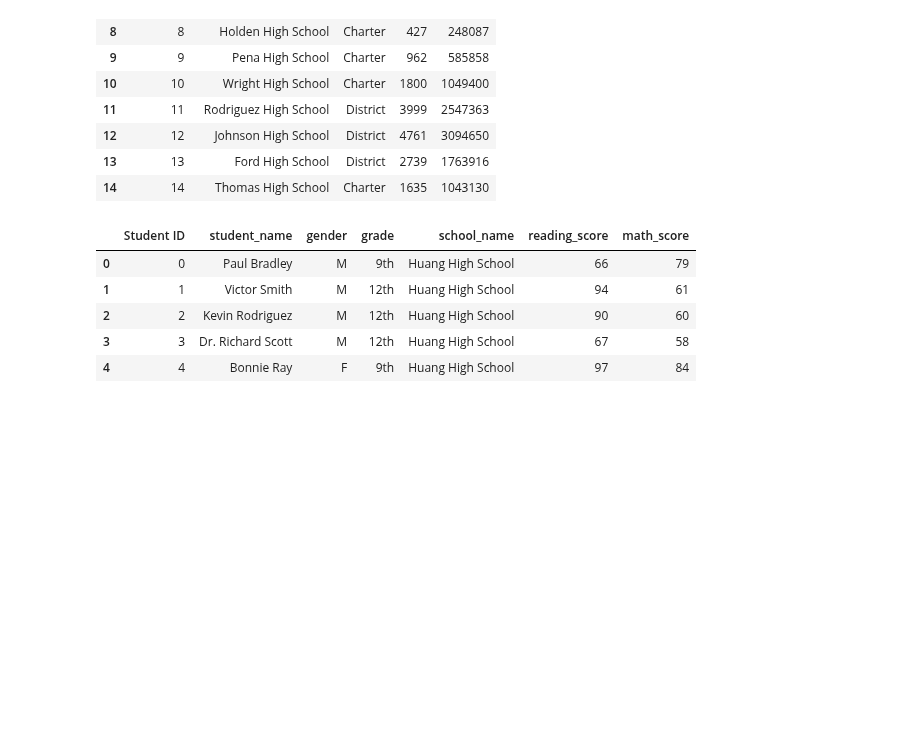
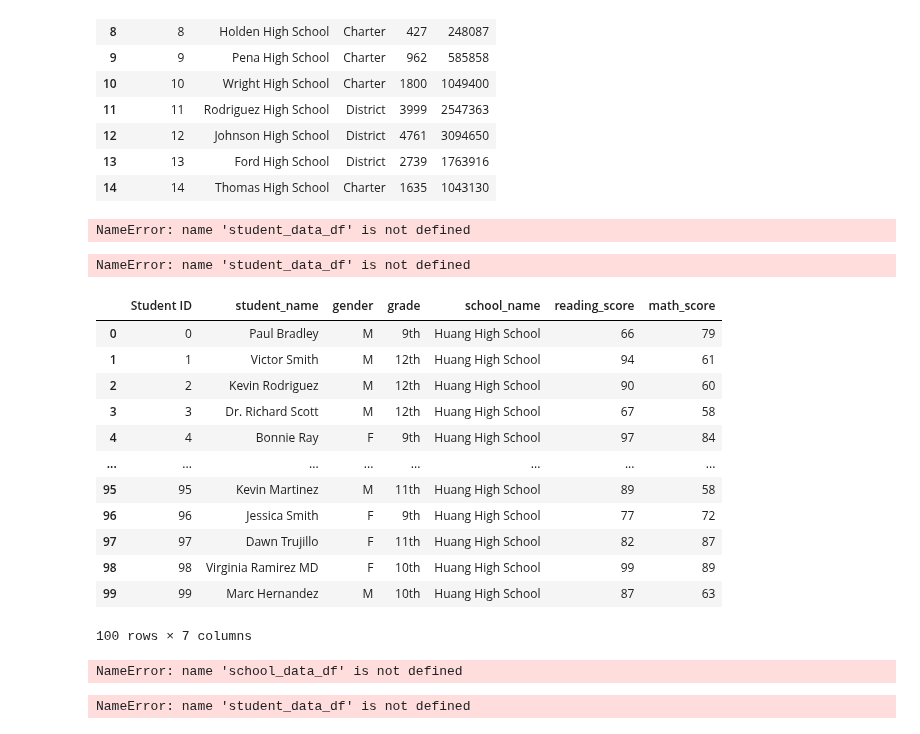
Before and after one commit to Highpointer/School_District_Analysis, a Jupyter notebook: PyCitySchools.ipynb, the cells around one changed output. Drawn from its saved outputs; the diff is of its cells as text; code cells hidden in the pictures; blank space fills up the shorter version.

```diff
--- a/PyCitySchools.ipynb
+++ b/PyCitySchools.ipynb
@@ -35,14 +51,43 @@ school_data_df
 | 12 | 12 | Johnson High School | District | 4761 | 3094650 |
 | 13 | 13 | Ford High School | District | 2739 | 1763916 |
 | 14 | 14 | Thomas High School | Charter | 1635 | 1043130 |
+# %%
+student_data_df
+# %% [output]
+NameError: name 'student_data_df' is not defined
+# %%
+# Add each prefix and suffix to remove to a list
+prefixes_suffixes = ["Dr. ", "Mr. ","Ms. ", "Mrs. ", "Miss ", " MD", " DDS", " DVM", " PhD"]
+# Iterate through the "prefixes_suffixes" list and replace them with an empty space, "" when it appears in the student's name.
+for word in prefixes_suffixes:
+    student_data_df["student_name"] = student_data_df["student_name"].str.replace(word,"")
+student_data_df.head(100)
+# %% [output]
+NameError: name 'student_data_df' is not defined
 # %%
 # Read the student data file and store it in a Pandas DataFrame.
 student_data_df = pd.read_csv(student_data_to_load)
-student_data_df.head()
+student_data_df.head(100)
 # %% [output]
 |  | Student ID | student_name | gender | grade | school_name | reading_score | math_score |
 | 0 | 0 | Paul Bradley | M | 9th | Huang High School | 66 | 79 |
 | 1 | 1 | Victor Smith | M | 12th | Huang High School | 94 | 61 |
 | 2 | 2 | Kevin Rodriguez | M | 12th | Huang High School | 90 | 60 |
 | 3 | 3 | Dr. Richard Scott | M | 12th | Huang High School | 67 | 58 |
 | 4 | 4 | Bonnie Ray | F | 9th | Huang High School | 97 | 84 |
+| ... | ... | ... | ... | ... | ... | ... | ... |
+| 95 | 95 | Kevin Martinez | M | 11th | Huang High School | 89 | 58 |
+| 96 | 96 | Jessica Smith | F | 9th | Huang High School | 77 | 72 |
+| 97 | 97 | Dawn Trujillo | F | 11th | Huang High School | 82 | 87 |
+| 98 | 98 | Virginia Ramirez MD | F | 10th | Huang High School | 99 | 89 |
+| 99 | 99 | Marc Hernandez | M | 10th | Huang High School | 87 | 63 |
+100 rows × 7 columns
+# %%
+# Determine if there are any missing values in the school data.
+school_data_df.count()
+# %% [output]
+NameError: name 'school_data_df' is not defined
+# %%
+student_data_df
+# %% [output]
+NameError: name 'student_data_df' is not defined
```
Also changed, not shown: parts of 12 cells of this notebook.
